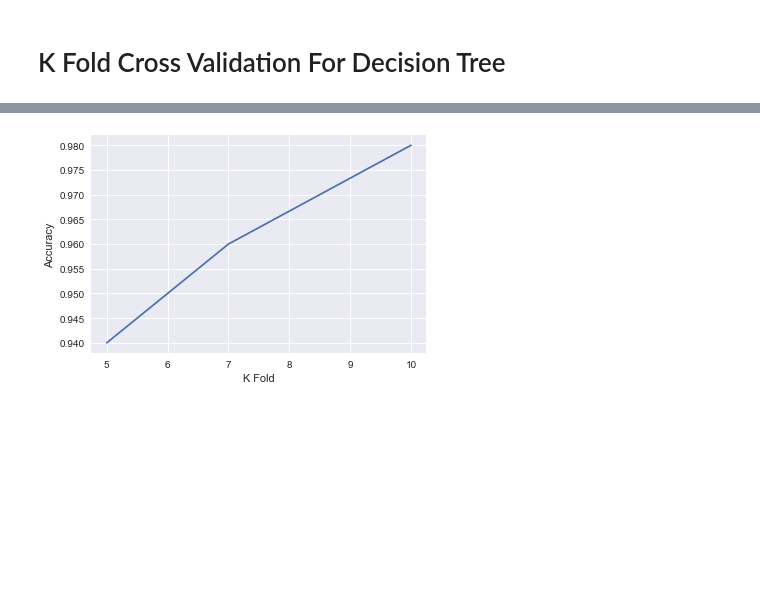
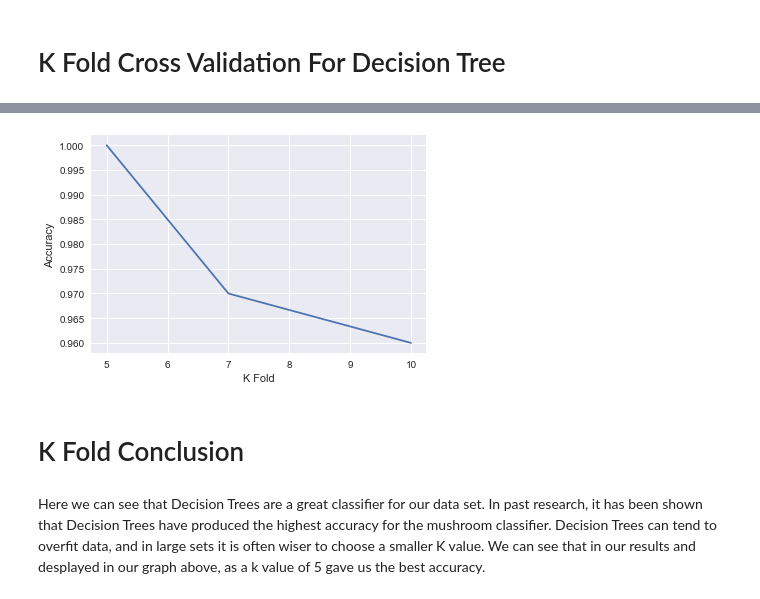
Before and after one commit to madysonmorris/Mushrooms, a Jupyter notebook: Mushroom Final.ipynb, the cells around one changed output, grey strips where cells are left out. Drawn from its saved outputs; the diff is of its cells as text; code cells hidden in the pictures; blank space fills up the shorter version.

```diff
--- a/Mushroom Final.ipynb
+++ b/Mushroom Final.ipynb
@@ -383,9 +871,13 @@ print("10-Fold Cross Validation Accuracy: %0.2f (+/- %0.2f)" % (scores.mean(), s
 # %%
-b = [.94, .96, .98]
+b = [1, .97, .96]
 a = [5, 7, 10]
 plt.xlabel('K Fold')
 plt.ylabel('Accuracy')
 plt.plot(a, b)
 plt.show()
 # %% [output]
-[figure, old version]
+[figure, new version]
+# %% [markdown]
+# K Fold Conclusion
+# %% [markdown]
+Here we can see that Decision Trees are a great classifier for our data set. In past research, it has been shown that Decision Trees have produced the highest accuracy for the mushroom classifier. Decision Trees can tend to overfit data, and in large sets it is often wiser to choose a smaller K value. We can see that in our results and desplayed in our graph above, as a k value of 5 gave us the best accuracy.
```
Also changed, not shown: parts of 82 cells of this notebook.
